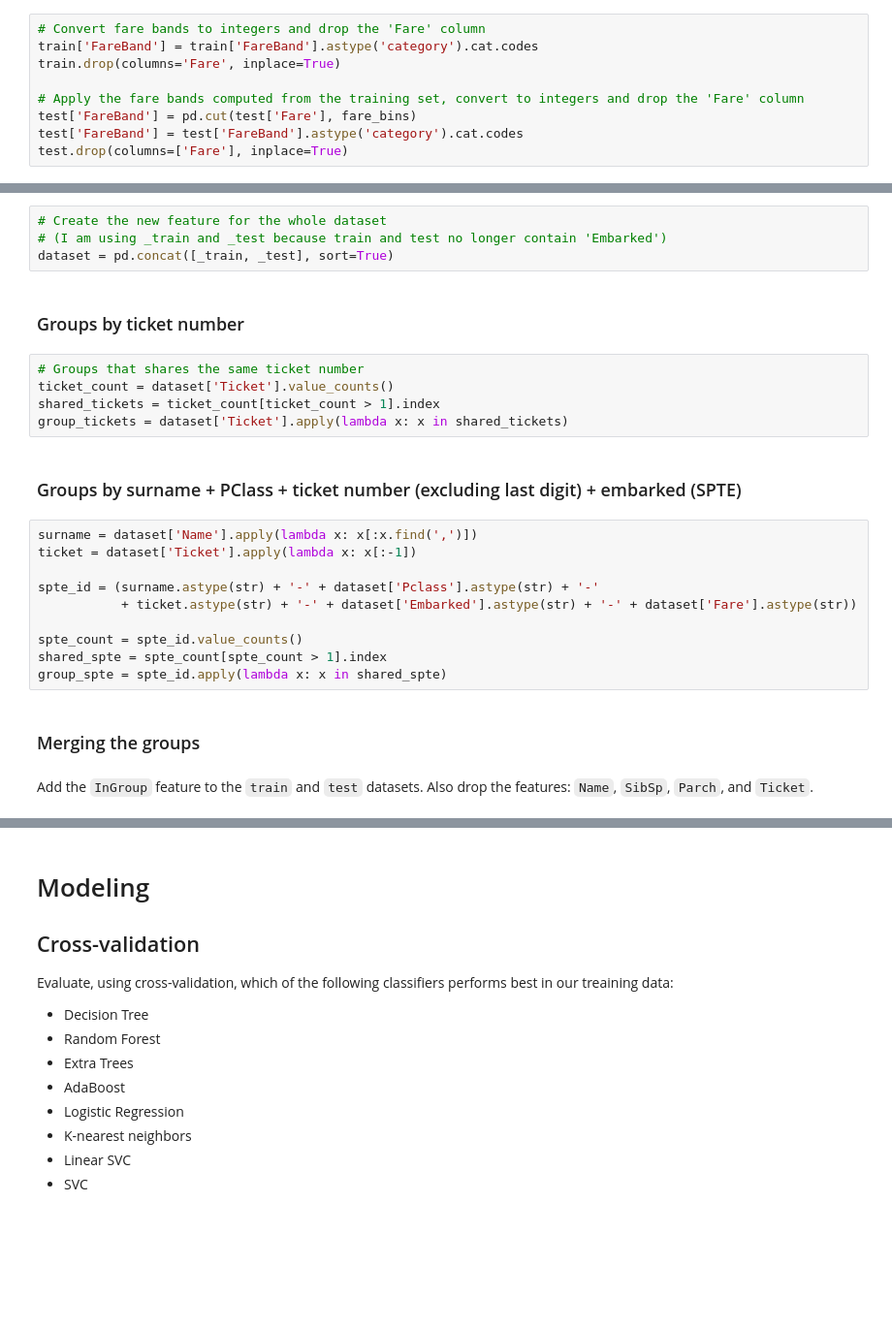
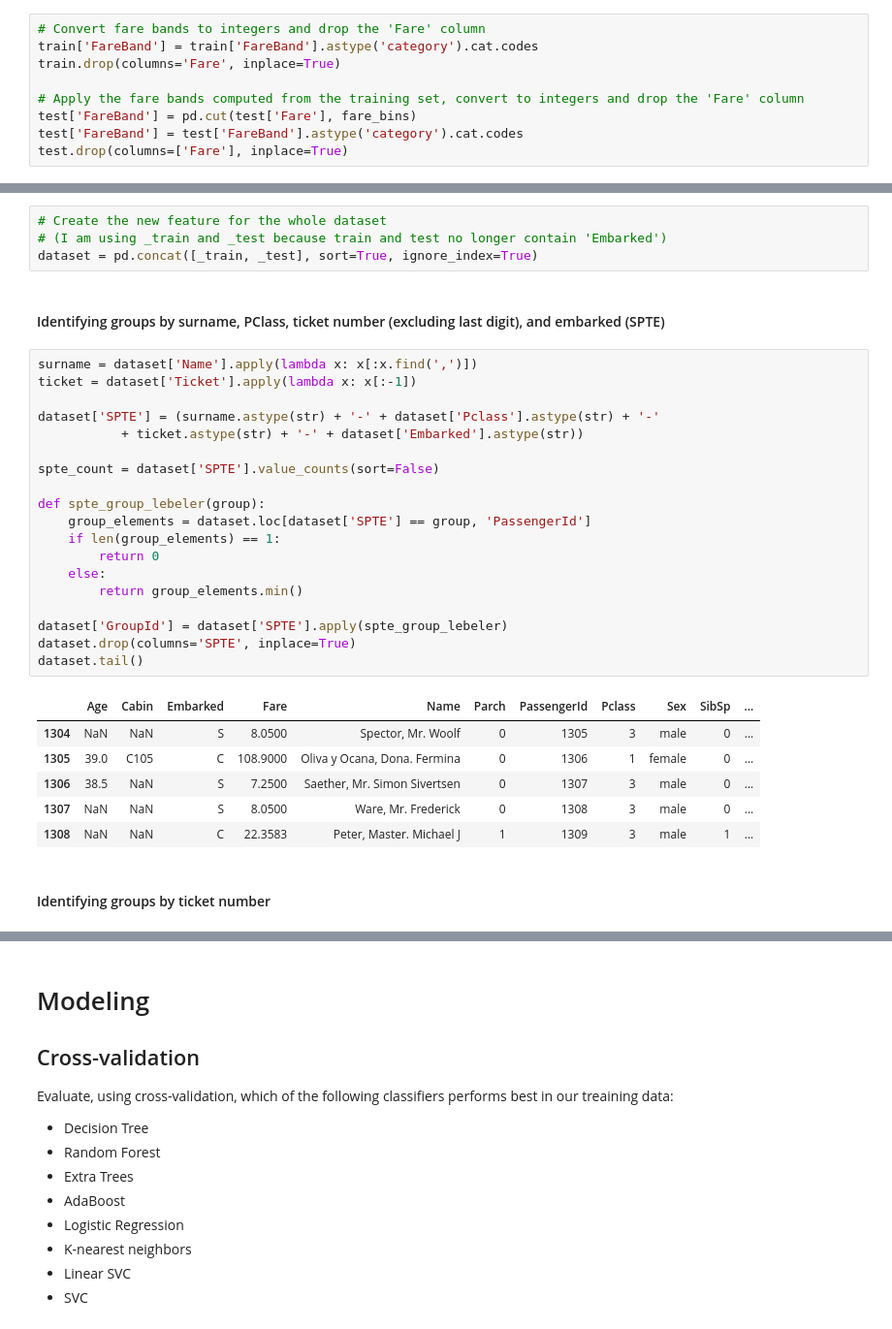
Before and after one commit to davidtvs/kaggle-titanic, a Jupyter notebook: surviving-the-titanic.ipynb, the cells around one changed output, grey strips where cells are left out. Shown: that part at 97% size. Cells and saved outputs as stored; diff of their text form; blank space fills up the shorter version.

Commit message:
Label groups of passengers

```diff
--- a/surviving-the-titanic.ipynb
+++ b/surviving-the-titanic.ipynb
@@ -393,28 +402,35 @@ Note: Could also take advantage of Parch and SibSp but since errors have been fo
 # %%
 # Create the new feature for the whole dataset
 # (I am using _train and _test because train and test no longer contain 'Embarked')
-dataset = pd.concat([_train, _test], sort=True)
+dataset = pd.concat([_train, _test], sort=True, ignore_index=True)
+# %% [markdown]
+#### Identifying groups by surname, PClass, ticket number (excluding last digit), and embarked (SPTE)
+# %%
+surname = dataset['Name'].apply(lambda x: x[:x.find(',')])
+ticket = dataset['Ticket'].apply(lambda x: x[:-1])
+
+dataset['SPTE'] = (surname.astype(str) + '-' + dataset['Pclass'].astype(str) + '-'
+           + ticket.astype(str) + '-' + dataset['Embarked'].astype(str))
+
+spte_count = dataset['SPTE'].value_counts(sort=False)
+
+def spte_group_lebeler(group):
+    group_elements = dataset.loc[dataset['SPTE'] == group, 'PassengerId']
+    if len(group_elements) == 1:
+        return 0
+    else:
+        return group_elements.min()
+
+dataset['GroupId'] = dataset['SPTE'].apply(spte_group_lebeler)
+dataset.drop(columns='SPTE', inplace=True)
+dataset.tail()
+# %% [output]
+|  | Age | Cabin | Embarked | Fare | Name | Parch | PassengerId | Pclass | Sex | SibSp | ... |
+| 1304 | NaN | NaN | S | 8.0500 | Spector, Mr. Woolf | 0 | 1305 | 3 | male | 0 | ... |
+| 1305 | 39.0 | C105 | C | 108.9000 | Oliva y Ocana, Dona. Fermina | 0 | 1306 | 1 | female | 0 | ... |
+| 1306 | 38.5 | NaN | S | 7.2500 | Saether, Mr. Simon Sivertsen | 0 | 1307 | 3 | male | 0 | ... |
+| 1307 | NaN | NaN | S | 8.0500 | Ware, Mr. Frederick | 0 | 1308 | 3 | male | 0 | ... |
+| 1308 | NaN | NaN | C | 22.3583 | Peter, Master. Michael J | 1 | 1309 | 3 | male | 1 | ... |
 # %% [markdown]
 
-### Groups by ticket number
+#### Identifying groups by ticket number
-# %%
-# Groups that shares the same ticket number
-ticket_count = dataset['Ticket'].value_counts()
-shared_tickets = ticket_count[ticket_count > 1].index
-group_tickets = dataset['Ticket'].apply(lambda x: x in shared_tickets)
-# %% [markdown]
-### Groups by surname + PClass + ticket number (excluding last digit) + embarked (SPTE)
-# %%
-surname = dataset['Name'].apply(lambda x: x[:x.find(',')])
-ticket = dataset['Ticket'].apply(lambda x: x[:-1])
-
-spte_id = (surname.astype(str) + '-' + dataset['Pclass'].astype(str) + '-'
-           + ticket.astype(str) + '-' + dataset['Embarked'].astype(str) + '-' + dataset['Fare'].astype(str))
-
-spte_count = spte_id.value_counts()
-shared_spte = spte_count[spte_count > 1].index
-group_spte = spte_id.apply(lambda x: x in shared_spte)
-# %% [markdown]
-### Merging the groups
-# %% [markdown]
-Add the `InGroup` feature to the `train` and `test` datasets. Also drop the features: `Name`, `SibSp`, `Parch`, and `Ticket`.
```
Also changed, not shown: parts of 16 cells of this notebook.
